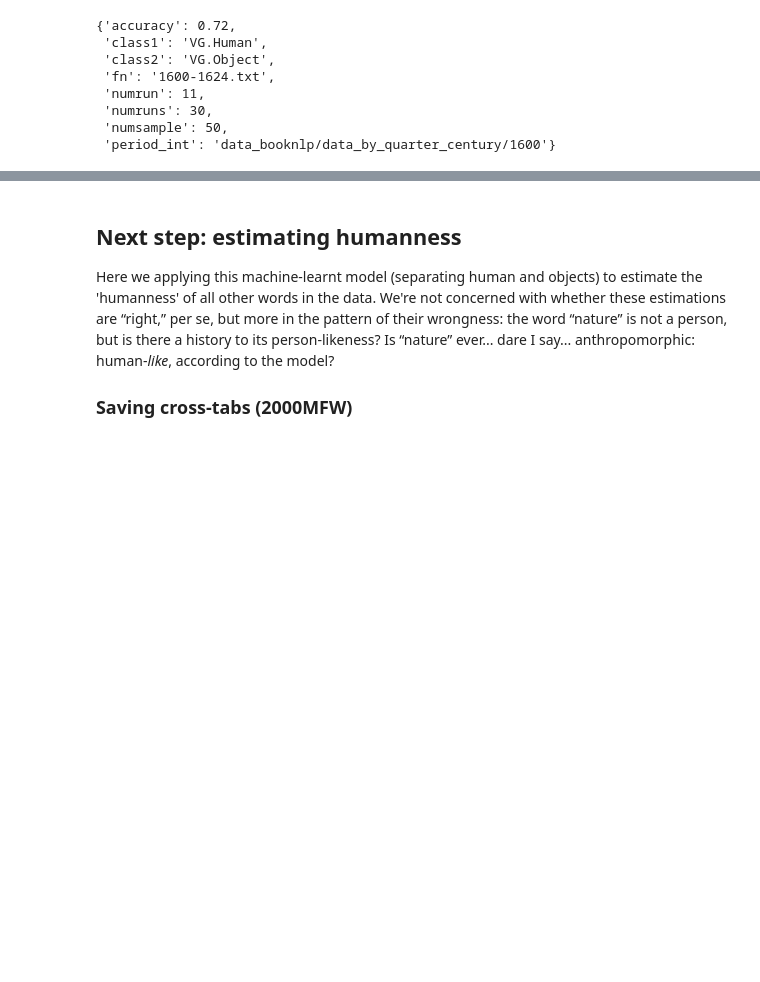
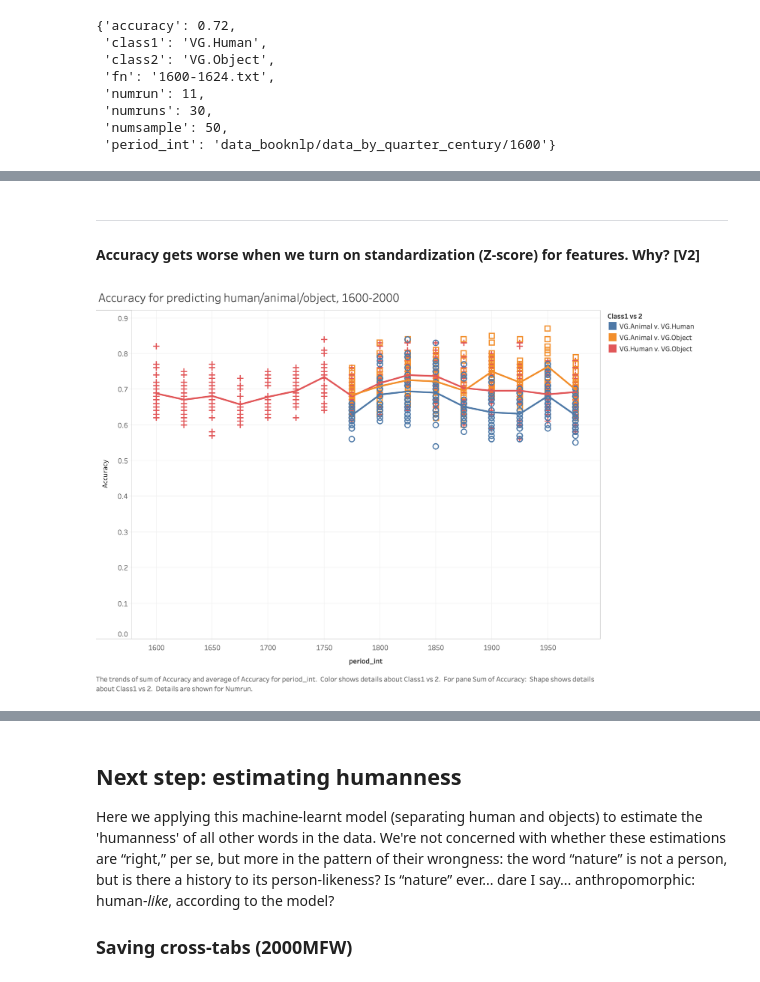
Before and after one commit to quadrismegistus/personhood, a Jupyter notebook: GrammarOfPersonhood.ipynb, the cells around one changed output, grey strips where cells are left out. Drawn from its saved outputs; the diff is of its cells as text; code cells hidden in the pictures; blank space fills up the shorter version.

```diff
--- a/GrammarOfPersonhood.ipynb
+++ b/GrammarOfPersonhood.ipynb
@@ -403,0 +402,8 @@ def classify_all(idir='data_booknlp/data_by_quarter_century',
+# %% [markdown]
+----
+
+#### Accuracy gets worse when we turn on standardization (Z-score) for features. Why? [V2]
+# %%
+show('images/Accuracy for predicting humananimalobject, 1600-2000.V2 with standardization.png')
+# %% [output]
+[figure, added]
```
Also changed, not shown: parts of 16 cells of this notebook.
